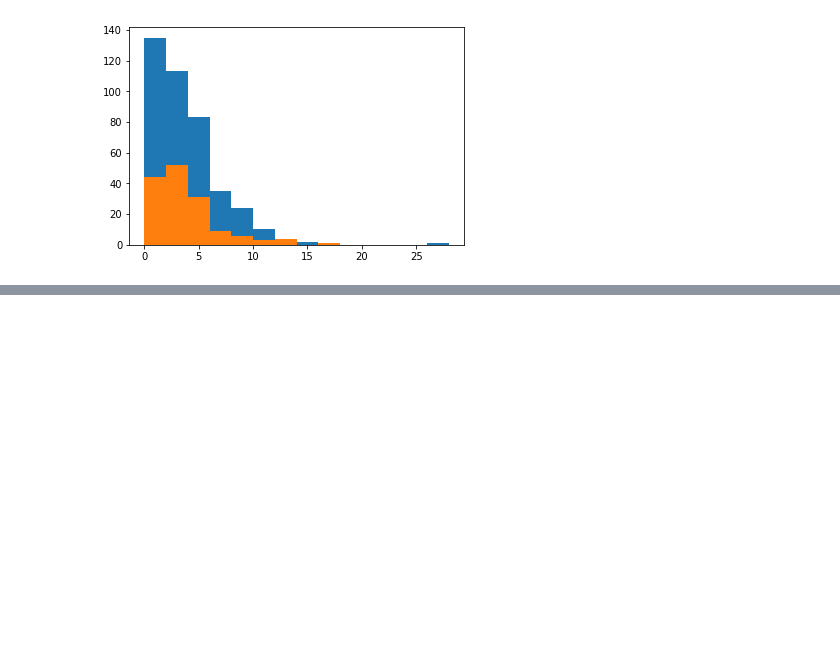
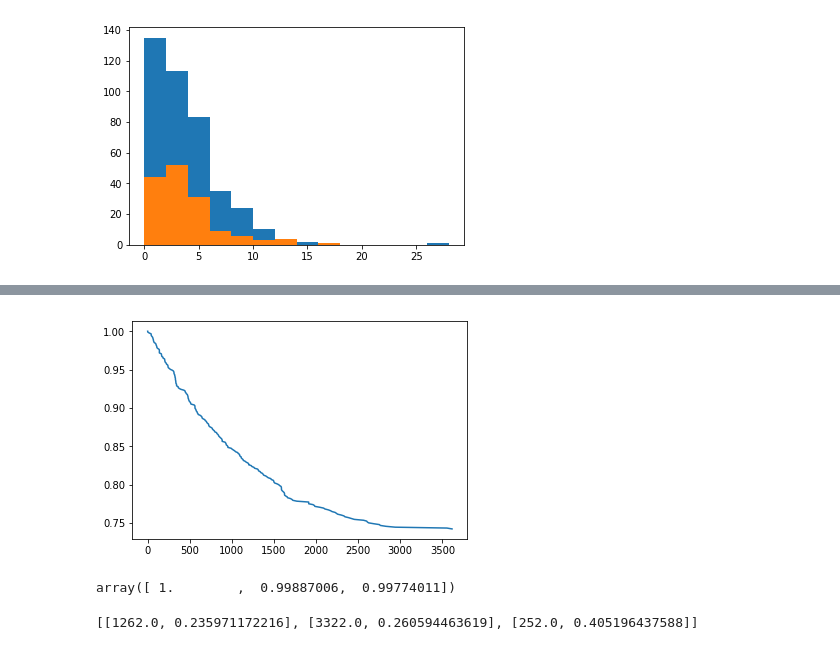
Before and after one commit to ldi00a/capstone18, a Jupyter notebook: Kidney analysis.ipynb, the cells around one changed output, grey strips where cells are left out. Saved outputs shown, nothing was run; the diff lists cells and outputs as text; code cells hidden in the pictures; blank space fills up the shorter version.

```diff
--- a/Kidney analysis.ipynb
+++ b/Kidney analysis.ipynb
@@ -349,0 +387,17 @@ plt.show()
+# %%
+plt.plot(survive_C5AR1[:,0],survive_C5AR1[:,1])
+plt.show()
+# %% [output]
+[figure, added]
+# %%
+survive_C5AR1[0:3,1]
+# %% [output]
+array([ 1.        ,  0.99887006,  0.99774011])
+# %%
+from operator import itemgetter
+C5AR1_sorted_FPKM = plot_data_alive_C5AR1[0:406]+plot_data_dead_C5AR1[0:150]
+C5AR1_sorted_FPKM = sorted(C5AR1_sorted_FPKM,key=itemgetter(1))
+
+print(C5AR1_sorted_FPKM[0:3])
+# %% [output]
+[[1262.0, 0.235971172216], [3322.0, 0.260594463619], [252.0, 0.405196437588]]
```
Also changed, not shown: parts of 19 cells of this notebook.
